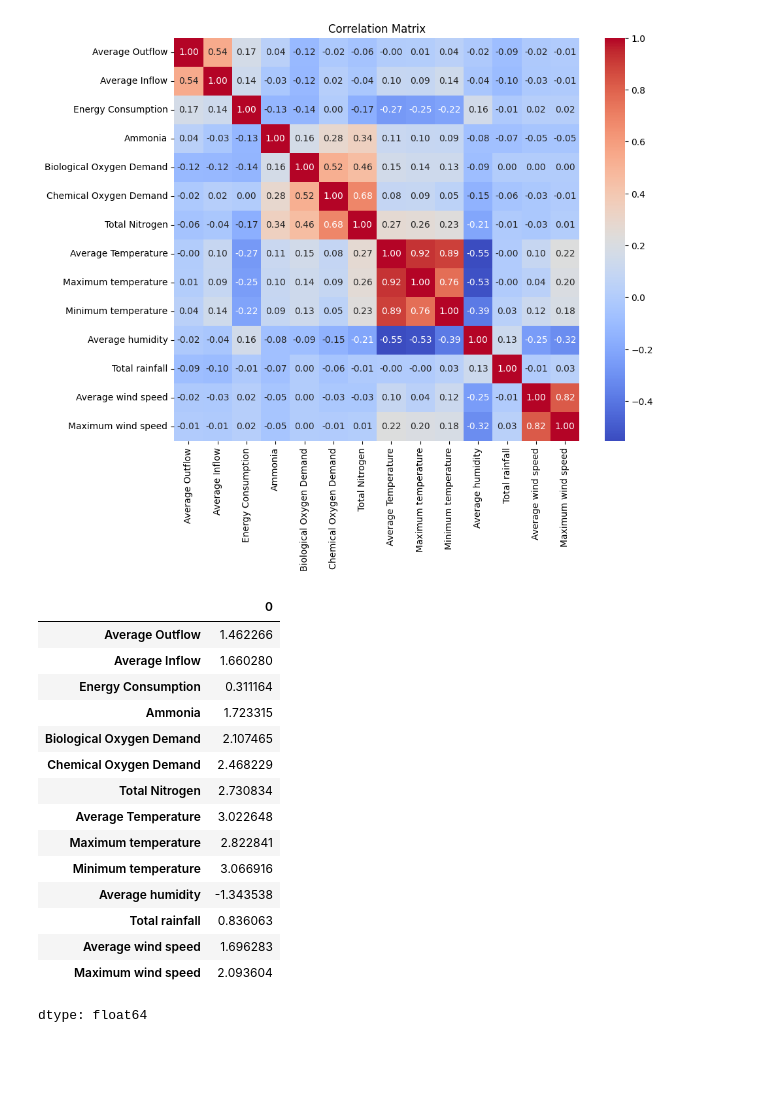
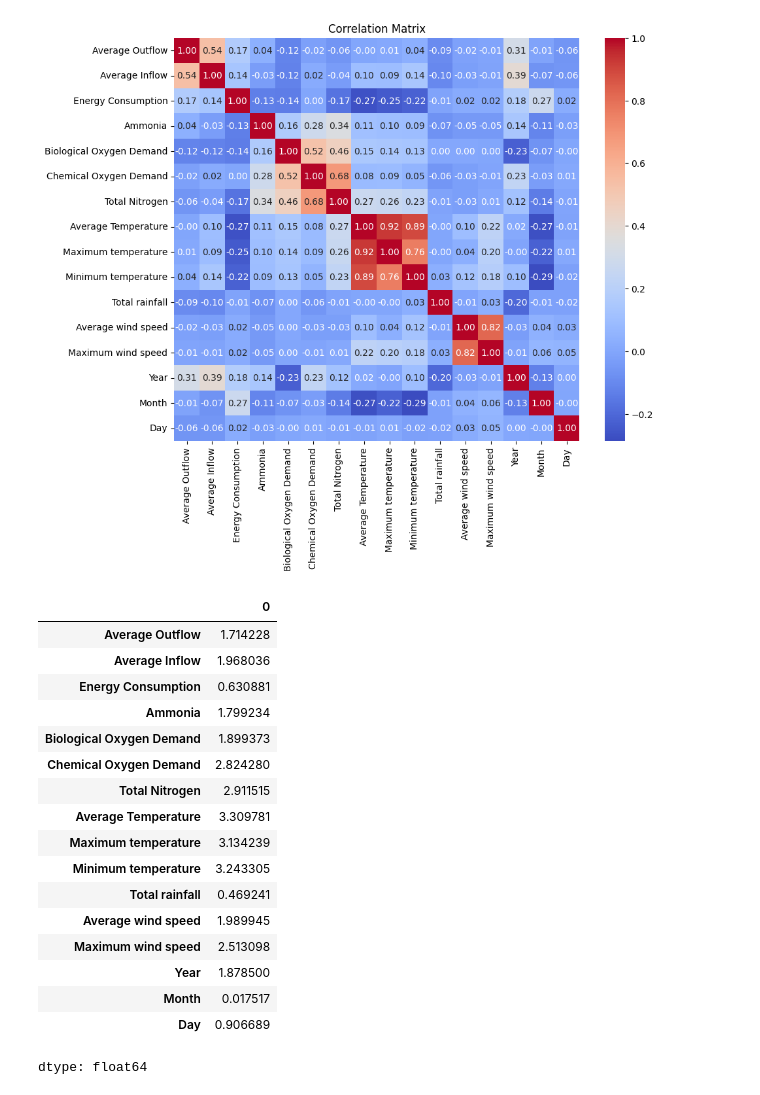
Before and after one commit to shaurya244/Winter-Project-Introduction-To-Machine-Learning, a Jupyter notebook: NON IITK/Assignments/Assignment 3/ADITYA RAJ NITP/Aditya_Raj_NITP.ipynb, the cells around one changed output. Drawn from its saved outputs; the diff is of its cells as text; code cells hidden in the pictures; blank space fills up the shorter version.

```diff
--- a/NON IITK/Assignments/Assignment 3/ADITYA RAJ NITP/Aditya_Raj_NITP.ipynb
+++ b/NON IITK/Assignments/Assignment 3/ADITYA RAJ NITP/Aditya_Raj_NITP.ipynb
@@ -1,7 +1,7 @@
 # %%
 import pandas as pd
 # %%
-df = pd.read_csv('/content/Data-Melbourne_F_fixed.csv')
+df = pd.read_csv('Data-Melbourne_F_fixed.csv')
 # %%
 print(f"Data Display: \n {df.head()}\n\n Data Size: {df.shape}\n\n Null Check: \n{df.isnull().sum()}")
 # %% [output]
@@ -35,36 +35,38 @@ import matplotlib.pyplot as plt
 # %%
-df = df.drop(columns=['Atmospheric pressure', 'Average visibility'])
+df = df.drop(columns=['Average humidity', 'Atmospheric pressure', 'Average visibility'])
 # %%
 import seaborn as sns
 
 df_x = df.copy()
-df_x = df_x.drop(columns=['Year', 'Month', 'Day', 'Unnamed: 0'])
+df_x = df_x.drop(columns=['Unnamed: 0'])
 correlation_matrix = df_x.corr()
 
 plt.figure(figsize=(10, 8))
 sns.heatmap(correlation_matrix, annot=True, cmap="coolwarm", fmt=".2f")
 plt.title("Correlation Matrix")
 plt.show()
 # %% [output]
-[figure, old version]
+[figure, new version]
 # %%
 df_x.corr().sum()
 # %% [output]
 |  | 0 |
-| Average Outflow | 1.462266 |
-| Average Inflow | 1.660280 |
-| Energy Consumption | 0.311164 |
-| Ammonia | 1.723315 |
-| Biological Oxygen Demand | 2.107465 |
-| Chemical Oxygen Demand | 2.468229 |
-| Total Nitrogen | 2.730834 |
-| Average Temperature | 3.022648 |
-| Maximum temperature | 2.822841 |
-| Minimum temperature | 3.066916 |
-| Average humidity | -1.343538 |
-| Total rainfall | 0.836063 |
-| Average wind speed | 1.696283 |
-| Maximum wind speed | 2.093604 |
+| Average Outflow | 1.714228 |
+| Average Inflow | 1.968036 |
+| Energy Consumption | 0.630881 |
+| Ammonia | 1.799234 |
+| Biological Oxygen Demand | 1.899373 |
+| Chemical Oxygen Demand | 2.824280 |
+| Total Nitrogen | 2.911515 |
+| Average Temperature | 3.309781 |
+| Maximum temperature | 3.134239 |
+| Minimum temperature | 3.243305 |
+| Total rainfall | 0.469241 |
+| Average wind speed | 1.989945 |
+| Maximum wind speed | 2.513098 |
+| Year | 1.878500 |
+| Month | 0.017517 |
+| Day | 0.906689 |
 dtype: float64
 # %%
 # removing -ve correlation, "Energy Consumption" has the lowest correlation, suggesting that it can be a dependent variable
```
Also changed, not shown: parts of 17 cells of this notebook.
